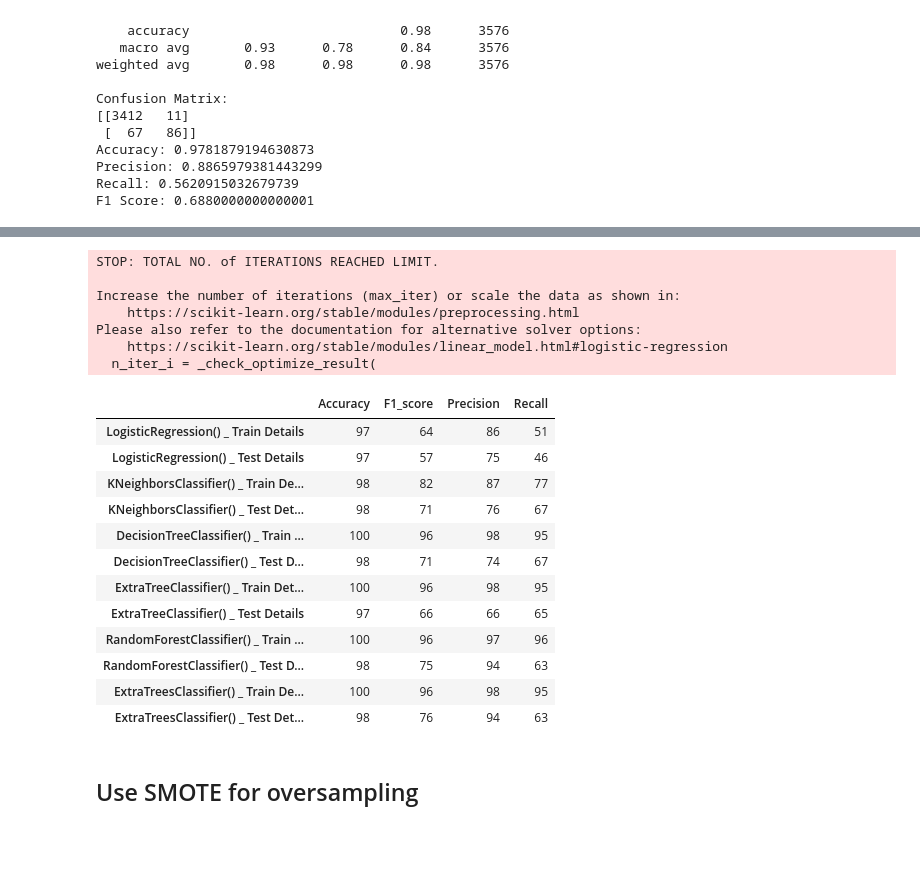
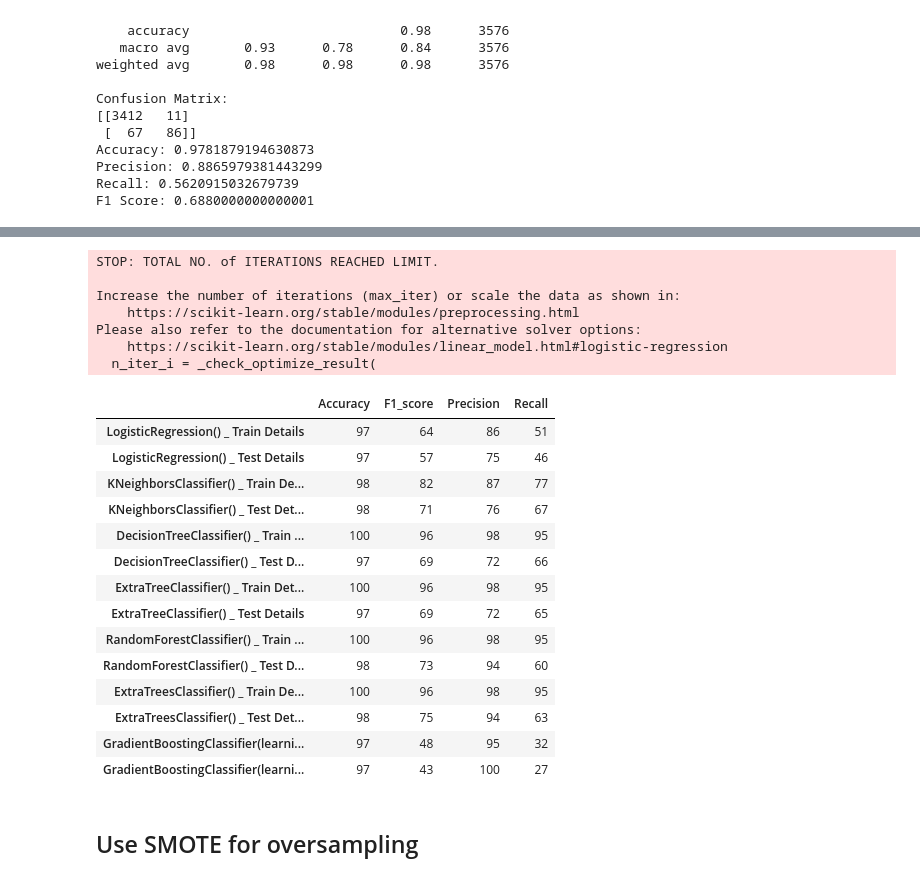
Before and after one commit to LordZhiHao/BT4012_Fraud_Analytics_Project, a Jupyter notebook: Models_Without_Text_Features.ipynb, the cells around one changed output, grey strips where cells are left out. Saved outputs shown, nothing was run; the diff lists cells and outputs as text; code cells hidden in the pictures; blank space fills up the shorter version.

```diff
--- a/Models_Without_Text_Features.ipynb
+++ b/Models_Without_Text_Features.ipynb
@@ -94,12 +94,12 @@ df['location'] = df['location'].fillna('NA, Unknown')
 df['country'] = df['location'].apply(lambda x : x.strip()[:2])
 df['city'] = df['location'].apply(lambda x : x.split(',')[-1])
 
-# a lot of sparse values noted for countries, may lead to unexpected results - to handle - keep countries with counts >10 only and put unknown for the rest
-ls_of_countries = [country if df[df['country']==country]['country'].count() >= 10 else 'NA' for country in df['country'].unique()]
-df['country'] = df['country'].apply(lambda x : x if x in ls_of_countries else 'NA')
+# a lot of sparse values noted for countries, may lead to unexpected results - to handle - keep countries with counts >10 only and put others for the rest
+ls_of_countries = [country if df[df['country']==country]['country'].count() >= 10 else 'Others' for country in df['country'].unique()]
+df['country'] = df['country'].apply(lambda x : x if x in ls_of_countries else 'Others')
 
-ls_of_cities = [city if df[df['city']==city]['city'].count() >= 10 else 'Unknown' for city in df['city'].unique()]
-df['city'] = df['city'].apply(lambda x : x if x in ls_of_cities else 'Unknown')
+ls_of_cities = [city if df[df['city']==city]['city'].count() >= 10 else 'Others' for city in df['city'].unique()]
+df['city'] = df['city'].apply(lambda x : x if x in ls_of_cities else 'Others')
 
 # keep track in cols_to_keep and cols_to_drop
 cols_to_keep.append('country')
@@ -113,9 +113,9 @@ df['has_description'] = df['description'].apply(lambda x: 0 if pd.isna(x) else 1
 cols_to_keep.append('has_description')
 cols_to_drop.append('description')
 # %%
-# handle department - q a lot of departments - keep only those with high count and take everything else as unknown
-ls_of_dept = [dept if df[df['department']==dept]['department'].count() >= 10 else 'Unknown' for dept in df['department'].unique()]
-df['has_department'] = df['department'].apply(lambda x : x if x in ls_of_dept else 'Unknown')
+# handle department - q a lot of departments - keep only those with high count and take everything else as others
+ls_of_dept = [dept if df[df['department']==dept]['department'].count() >= 10 else 'Others' for dept in df['department'].unique()]
+df['has_department'] = df['department'].apply(lambda x : x if x in ls_of_dept else 'Others')
 
 # keep track in cols_to_keep and cols_to_drop
 cols_to_keep.append('has_department')
@@ -195,8 +195,8 @@ cols_to_keep
 df['industry'] = df['industry'].fillna('Unknown')
 
 # a lot of sparse values noted for industries, may lead to unexpected results - to handle - keep countries with counts >10 only and put unknown for the rest
-ls_of_industries = [industry if df[df['industry']==industry]['industry'].count() >= 10 else 'NA' for industry in df['industry'].unique()]
-df['industry'] = df['industry'].apply(lambda x : x if x in ls_of_industries else 'Unknown')
+ls_of_industries = [industry if df[df['industry']==industry]['industry'].count() >= 10 else 'Others' for industry in df['industry'].unique()]
+df['industry'] = df['industry'].apply(lambda x : x if x in ls_of_industries else 'Others')
 
 # keep track in cols_to_keep and cols_to_drop
 cols_to_keep.append('industry')
@@ -519,14 +532,16 @@ from sklearn.neighbors import KNeighborsClassifier
 from sklearn.tree import DecisionTreeClassifier
 from sklearn.tree import ExtraTreeClassifier
 from sklearn.ensemble import ExtraTreesClassifier
+from sklearn.ensemble import GradientBoostingClassifier
 
 # perform model training and model comparisons
 list_of_models = [LogisticRegression() , KNeighborsClassifier() ,
-                  DecisionTreeClassifier() ,ExtraTreeClassifier(), RandomForestClassifier(),ExtraTreesClassifier()]
+                  DecisionTreeClassifier() ,ExtraTreeClassifier(), RandomForestClassifier(), ExtraTreesClassifier(),
+                  GradientBoostingClassifier(learning_rate=0.01,n_estimators=500)]
 classification_report = pd.DataFrame(columns=['Accuracy','F1_score','Precision','Recall'])
 
 for model in list_of_models :
-    model = model.fit(xtrain , ytrain)
+    model = model.fit(xtrain, ytrain)
     for i in range(2) :
         if i == 0 :
             to_pred = xtrain
@@ -535,40 +550,42 @@ for model in list_of_models :
 
         else :
             to_pred = xtest
             pred = ytest
             title = 'Test'
         y_pred = model.predict(to_pred)
         acc = round(accuracy_score(pred , y_pred)*100)
         f1 = round(f1_score(pred , y_pred)*100)
         prec = round(precision_score(pred , y_pred)*100)
         recall = round(recall_score(pred , y_pred)*100)
         d = pd.DataFrame(data=np.array([acc,f1,prec,recall]).reshape(1,4)
                      , columns=['Accuracy' , 'F1_score' , 'Precision' , 'Recall'])
         classification_report = pd.concat([classification_report , d])
         classification_report.rename( index= { 0 :'{} _ {} Details'.format(model , title) } ,inplace=True )
 pd.options.display.max_rows = 15
 classification_report
 # %% [output]
 STOP: TOTAL NO. of ITERATIONS REACHED LIMIT.
 
 Increase the number of iterations (max_iter) or scale the data as shown in:
     https://scikit-learn.org/stable/modules/preprocessing.html
 Please also refer to the documentation for alternative solver options:
     https://scikit-learn.org/stable/modules/linear_model.html#logistic-regression
   n_iter_i = _check_optimize_result(
 |  | Accuracy | F1_score | Precision | Recall |
 | LogisticRegression() _ Train Details | 97 | 64 | 86 | 51 |
 | LogisticRegression() _ Test Details | 97 | 57 | 75 | 46 |
 | KNeighborsClassifier() _ Train De... | 98 | 82 | 87 | 77 |
 | KNeighborsClassifier() _ Test Det... | 98 | 71 | 76 | 67 |
 | DecisionTreeClassifier() _ Train ... | 100 | 96 | 98 | 95 |
-| DecisionTreeClassifier() _ Test D... | 98 | 71 | 74 | 67 |
+| DecisionTreeClassifier() _ Test D... | 97 | 69 | 72 | 66 |
 | ExtraTreeClassifier() _ Train Det... | 100 | 96 | 98 | 95 |
-| ExtraTreeClassifier() _ Test Details | 97 | 66 | 66 | 65 |
-| RandomForestClassifier() _ Train ... | 100 | 96 | 97 | 96 |
-| RandomForestClassifier() _ Test D... | 98 | 75 | 94 | 63 |
+| ExtraTreeClassifier() _ Test Details | 97 | 69 | 72 | 65 |
+| RandomForestClassifier() _ Train ... | 100 | 96 | 98 | 95 |
+| RandomForestClassifier() _ Test D... | 98 | 73 | 94 | 60 |
 | ExtraTreesClassifier() _ Train De... | 100 | 96 | 98 | 95 |
-| ExtraTreesClassifier() _ Test Det... | 98 | 76 | 94 | 63 |
+| ExtraTreesClassifier() _ Test Det... | 98 | 75 | 94 | 63 |
+| GradientBoostingClassifier(learni... | 97 | 48 | 95 | 32 |
+| GradientBoostingClassifier(learni... | 97 | 43 | 100 | 27 |
 # %% [markdown]
 ## Use SMOTE for oversampling
 # %%
```
Also changed, not shown: parts of 3 cells of this notebook, 2 other files.
